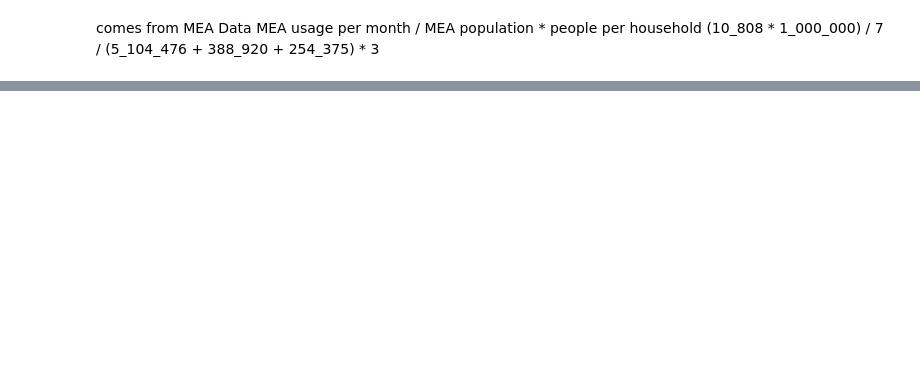
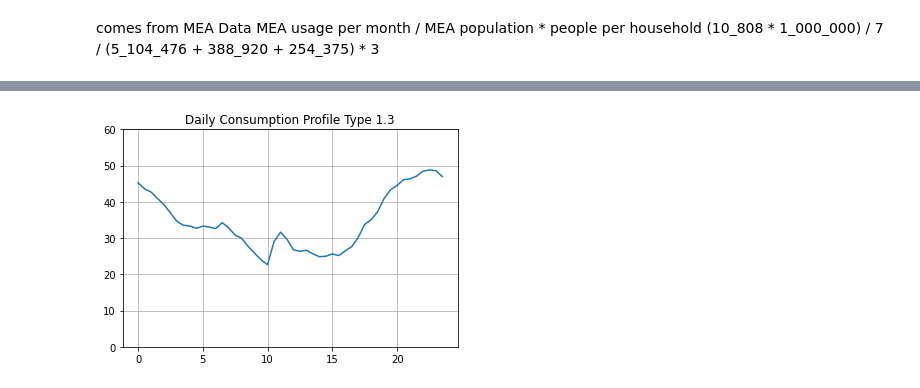
Before and after one commit to AndyBestIsBored/ThaiSolarROICalculation, a Jupyter notebook: calculation.ipynb, the cells around one changed output, grey strips where cells are left out. Saved outputs shown, nothing was run; the diff lists cells and outputs as text; code cells hidden in the pictures; blank space fills up the shorter version.

```diff
--- a/calculation.ipynb
+++ b/calculation.ipynb
@@ -375,0 +300,7 @@ total_gain * 12 * 0.031
+# %%
+plt.plot(full_df["time"], full_df["Consumption"])
+plt.title("Daily Consumption Profile Type 1.3")
+plt.ylim([0, 60])
+plt.grid()
+# %% [output]
+[figure, added]
```
Also changed, not shown: parts of 16 cells of this notebook.
